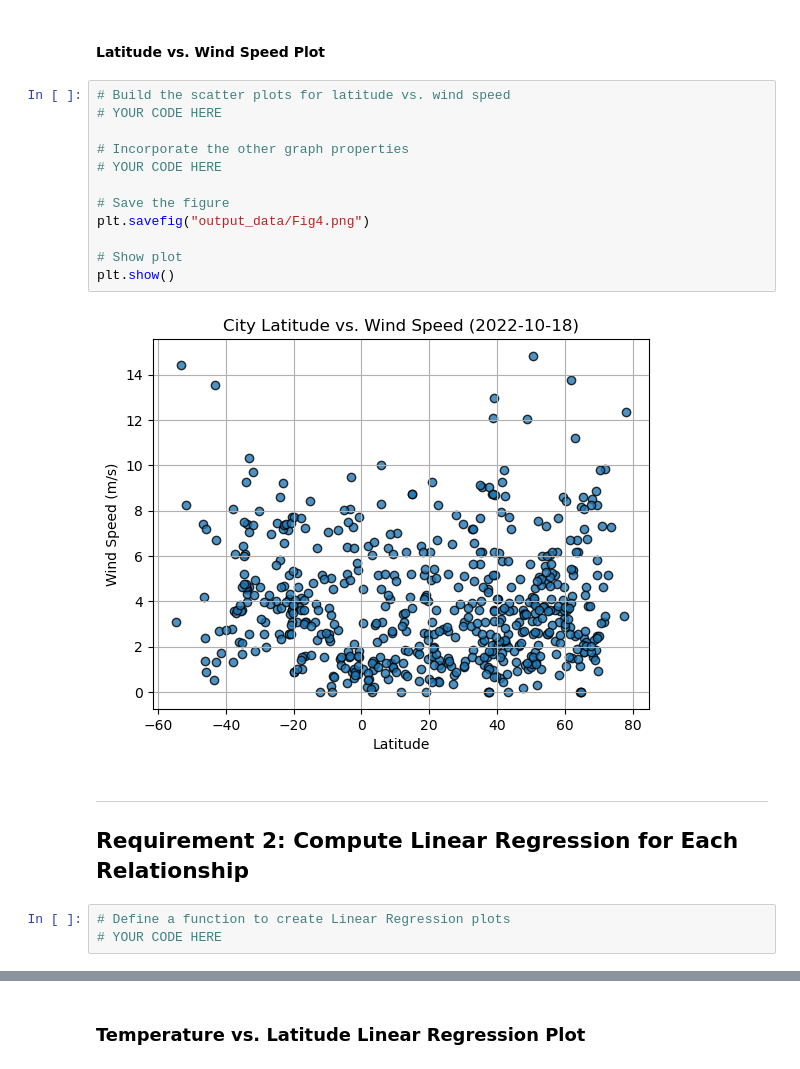
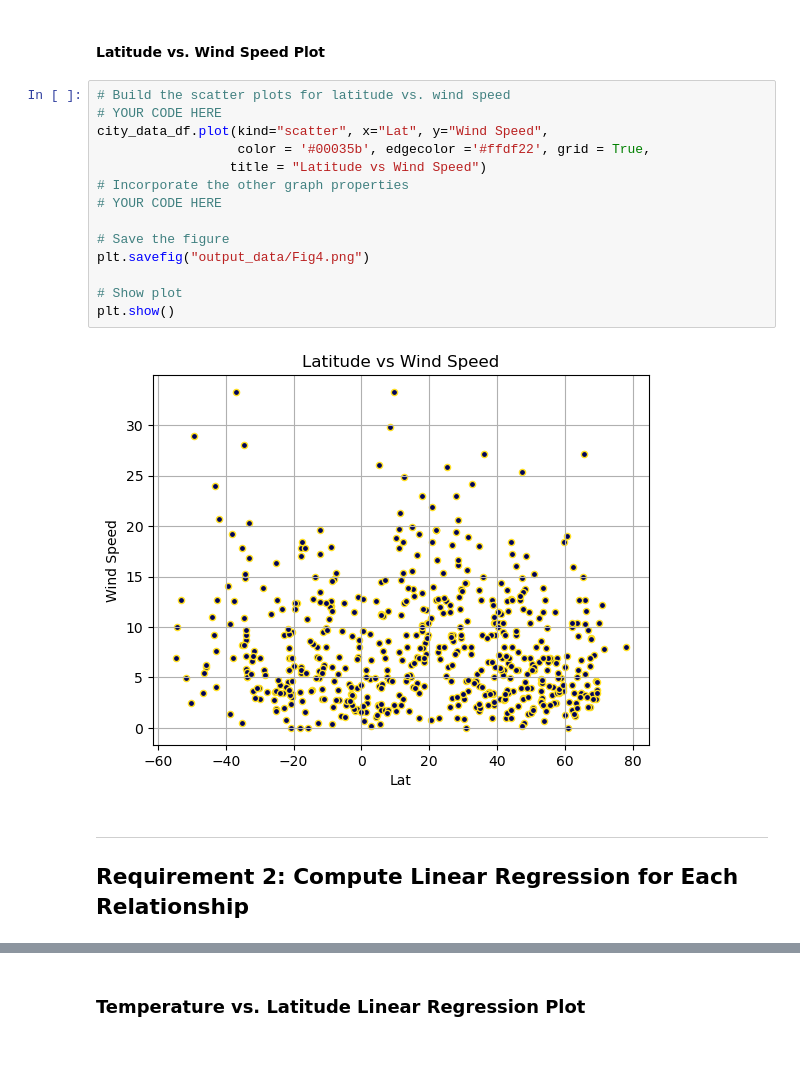
Before and after one commit to alebridegroom/python-api-challenge, a Jupyter notebook: WeatherPy.ipynb, the cells around one changed output, grey strips where cells are left out. Drawn from its saved outputs; the diff is of its cells as text.

```diff
--- a/WeatherPy.ipynb
+++ b/WeatherPy.ipynb
@@ -254,21 +244,20 @@ plt.show()
 # %%
 # Build the scatter plots for latitude vs. wind speed
 # YOUR CODE HERE
-
+city_data_df.plot(kind="scatter", x="Lat", y="Wind Speed",
+                  color = '#00035b', edgecolor ='#ffdf22', grid = True,
+                 title = "Latitude vs Wind Speed")
 # Incorporate the other graph properties
 # YOUR CODE HERE
 
 # Save the figure
 plt.savefig("output_data/Fig4.png")
 
 # Show plot
 plt.show()
 # %% [output]
-[figure, old version]
+[figure, new version]
 # %% [markdown]
 ---
 
 ## Requirement 2: Compute Linear Regression for Each Relationship
-# %%
-# Define a function to create Linear Regression plots
-# YOUR CODE HERE
```
Also changed, not shown: parts of 37 cells of this notebook, 14 other files.
